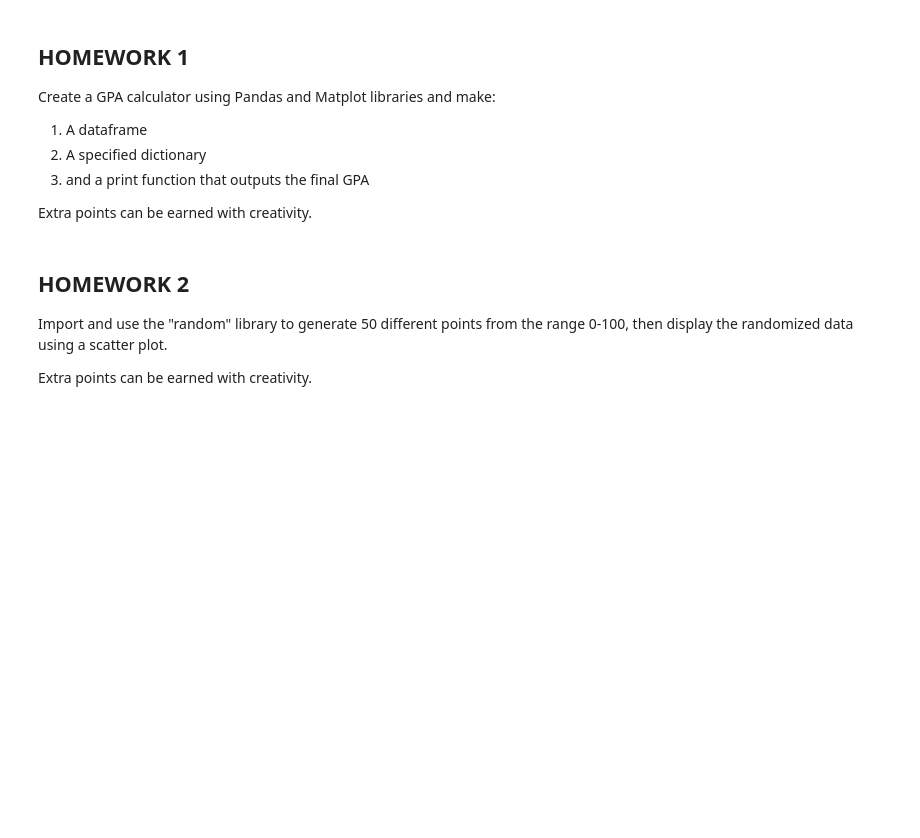
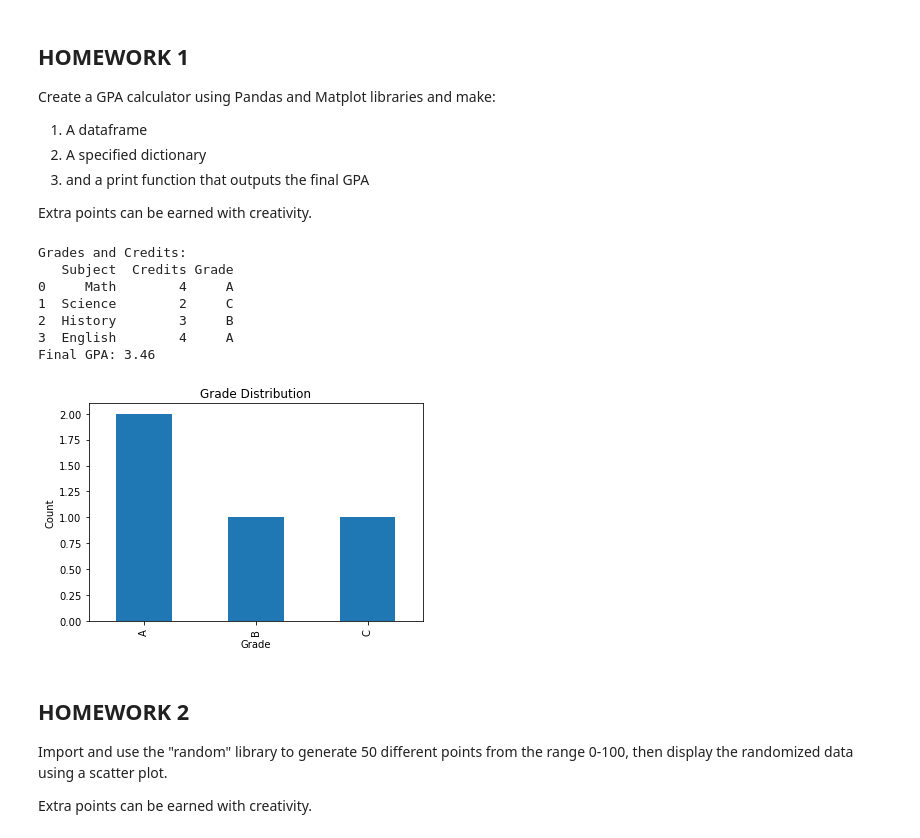
Before and after one commit to sumedhaKl/student-2, a Jupyter notebook: _posts/2023-10-26-Python-Libraries.ipynb, the cells around one changed output. Cells and saved outputs as stored; diff of their text form; code cells hidden in the pictures; blank space fills up the shorter version.

```diff
--- a/_posts/2023-10-26-Python-Libraries.ipynb
+++ b/_posts/2023-10-26-Python-Libraries.ipynb
@@ -300,3 +295,63 @@ import
+# %%
+# your code here
+
+import pandas as pd
+import matplotlib.pyplot as plt
+
+# Create a DataFrame from a specified dictionary
+data = {
+    'Subject': ['Math', 'Science', 'History', 'English'],
+    'Credits': [4, 2, 3, 4],
+    'Grade': ['A', 'C', 'B', 'A']
+}
+
+df = pd.DataFrame(data)
+
+# Define a dictionary to map grades to GPA points
+grade_to_points = {
+    'A': 4.0,
+    'A-': 3.7,
+    'B+': 3.3,
+    'B': 3.0,
+    'B-': 2.7,
+    'C+': 2.3,
+    'C': 2.0,
+    'C-': 1.7,
+    'D+': 1.3,
+    'D': 1.0,
+    'F': 0.0
+}
+
+# Calculate GPA
+def calculate_gpa(dataframe):
+    total_credits = dataframe['Credits'].sum()
+    weighted_points = sum(grade_to_points.get(grade, 0) * credits for grade, credits in zip(dataframe['Grade'], dataframe['Credits']))
+    gpa = weighted_points / total_credits
+    return gpa
+
+# Print the DataFrame
+print("Grades and Credits:")
+print(df)
+
+# Calculate and print GPA
+final_gpa = calculate_gpa(df)
+print(f"Final GPA: {final_gpa:.2f}")
+
+# Create a bar chart to visualize the grades
+df['Grade'].value_counts().sort_index().plot(kind='bar')
+plt.title("Grade Distribution")
+plt.xlabel("Grade")
+plt.ylabel("Count")
+plt.show()
+# %% [output]
+Grades and Credits:
+   Subject  Credits Grade
+0     Math        4     A
+1  Science        2     C
+2  History        3     B
+3  English        4     A
+Final GPA: 3.46
+[figure, added]
 # %% [markdown]
 ## HOMEWORK 2
 
```
Also changed, not shown: parts of 3 cells of this notebook.
